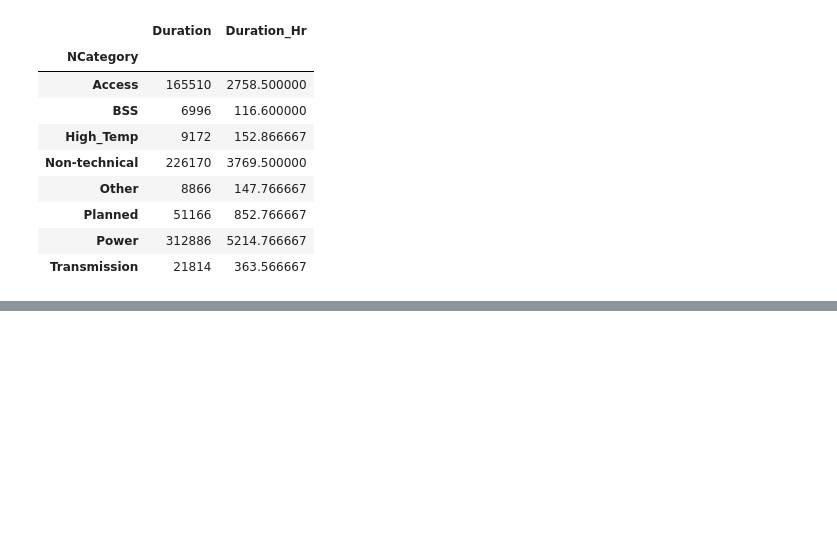
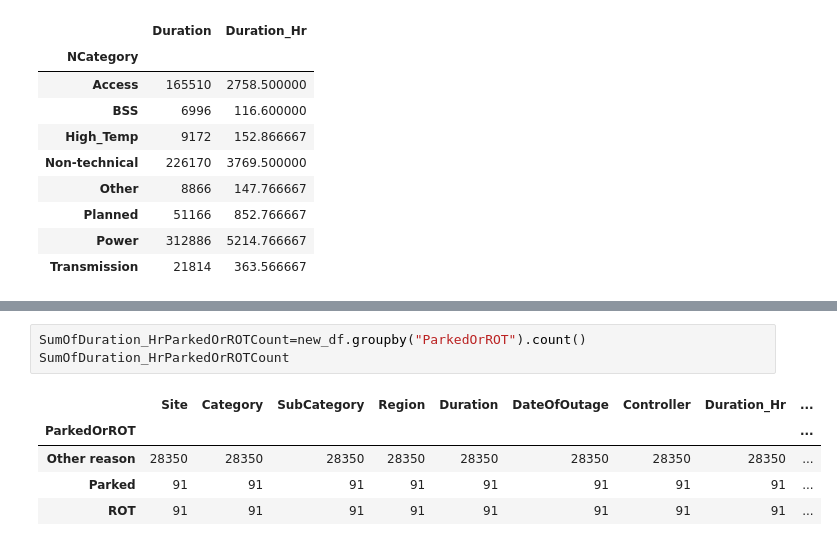
Before and after one commit to Ayman-Abdeen/Ayman-Abdeen-DataAnalysis-A, a Jupyter notebook: Data_Summarization_using_python.ipynb, the cells around one changed output, grey strips where cells are left out. Saved outputs shown, nothing was run; the diff lists cells and outputs as text; blank space fills up the shorter version.

```diff
--- a/Data_Summarization_using_python.ipynb
+++ b/Data_Summarization_using_python.ipynb
@@ -319,0 +340,9 @@ SumOfDuration_HrParkedOrROT
+# %%
+SumOfDuration_HrParkedOrROTCount=new_df.groupby("ParkedOrROT").count()
+SumOfDuration_HrParkedOrROTCount
+# %% [output]
+|  | Site | Category | SubCategory | Region | Duration | DateOfOutage | Controller | Duration_Hr | ... |
+| ParkedOrROT |  |  |  |  |  |  |  |  | ... |
+| Other reason | 28350 | 28350 | 28350 | 28350 | 28350 | 28350 | 28350 | 28350 | ... |
+| Parked | 91 | 91 | 91 | 91 | 91 | 91 | 91 | 91 | ... |
+| ROT | 91 | 91 | 91 | 91 | 91 | 91 | 91 | 91 | ... |
```
Also changed, not shown: parts of 11 cells of this notebook.
